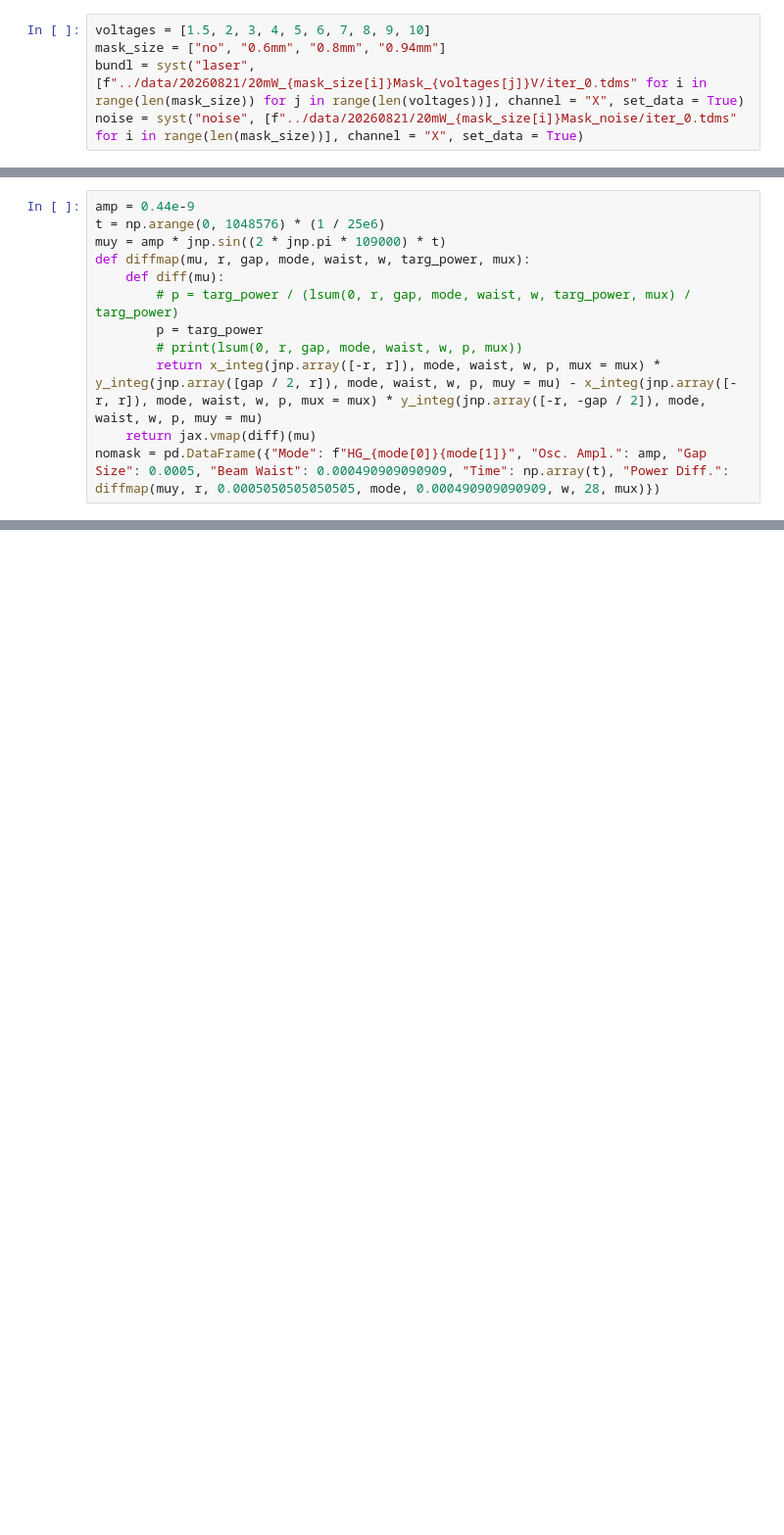
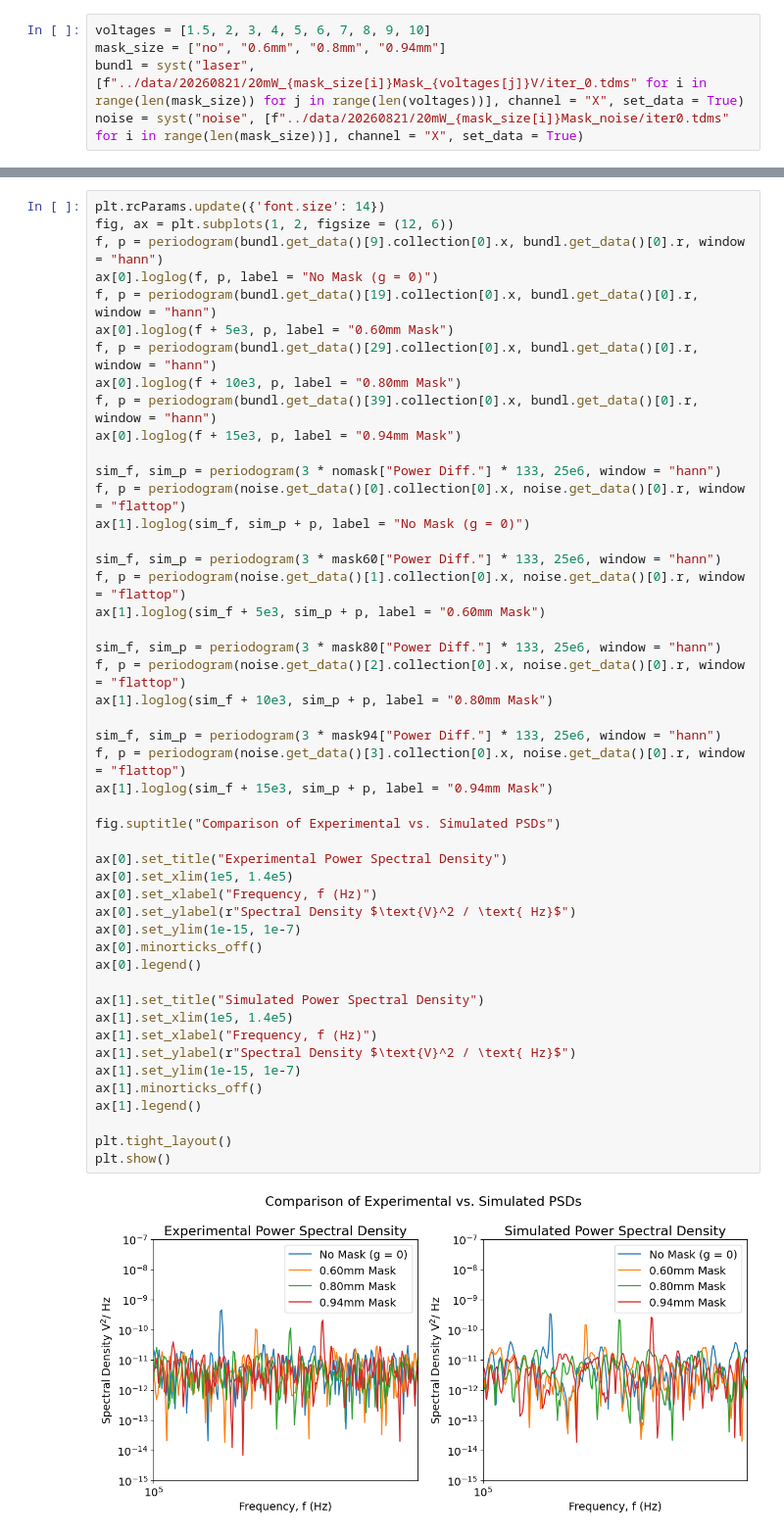
Before and after one commit to morrisonzach/fiber_optic_acoustics, a Jupyter notebook: report_graphs.ipynb, the cells around one changed output, grey strips where cells are left out. Shown at 98% size. Cells and saved outputs as stored; diff of their text form; blank space fills up the shorter version.

```diff
--- a/report_graphs.ipynb
+++ b/report_graphs.ipynb
@@ -169,4 +138,4 @@ plt.xlim(0, 0.0001)
 voltages = [1.5, 2, 3, 4, 5, 6, 7, 8, 9, 10]
 mask_size = ["no", "0.6mm", "0.8mm", "0.94mm"]
 bundl = syst("laser", [f"../data/20260821/20mW_{mask_size[i]}Mask_{voltages[j]}V/iter_0.tdms" for i in range(len(mask_size)) for j in range(len(voltages))], channel = "X", set_data = True)
-noise = syst("noise", [f"../data/20260821/20mW_{mask_size[i]}Mask_noise/iter_0.tdms" for i in range(len(mask_size))], channel = "X", set_data = True)
+noise = syst("noise", [f"../data/20260821/20mW_{mask_size[i]}Mask_noise/iter0.tdms" for i in range(len(mask_size))], channel = "X", set_data = True)
@@ -263,12 +143,0 @@ plt.show()
-# %%
-amp = 0.44e-9
-t = np.arange(0, 1048576) * (1 / 25e6)
-muy = amp * jnp.sin((2 * jnp.pi * 109000) * t)
-def diffmap(mu, r, gap, mode, waist, w, targ_power, mux):
-    def diff(mu):
-        # p = targ_power / (lsum(0, r, gap, mode, waist, w, targ_power, mux) / targ_power)
-        p = targ_power
-        # print(lsum(0, r, gap, mode, waist, w, p, mux))
-        return x_integ(jnp.array([-r, r]), mode, waist, w, p, mux = mux) * y_integ(jnp.array([gap / 2, r]), mode, waist, w, p, muy = mu) - x_integ(jnp.array([-r, r]), mode, waist, w, p, mux = mux) * y_integ(jnp.array([-r, -gap / 2]), mode, waist, w, p, muy = mu)
-    return jax.vmap(diff)(mu)
-nomask = pd.DataFrame({"Mode": f"HG_{mode[0]}{mode[1]}", "Osc. Ampl.": amp, "Gap Size": 0.0005, "Beam Waist": 0.000490909090909, "Time": np.array(t), "Power Diff.": diffmap(muy, r, 0.0005050505050505, mode, 0.000490909090909, w, 28, mux)})
@@ -534,3 +444,53 @@ The spatial electric field components $E_x(x)$ and $E_y(y)$ for an $\text{HG}_{m
 For $g > 0$, knife-edge sensitivity depends directly on the analytical spatial intensity derivative $\frac{dI_y}{dy}$. Applying the product rule to $I_y(y) = P_0 \vert{}E_y(y)\vert{}^2$:$$\frac{dI_y}{dy} = 2 P_0 E_y(y) \frac{dE_y}{dy}$$Using the Hermite polynomial derivative recurrence relation $\frac{d}{dz} H_m(z) = 2m H_{m-1}(z)$, the spatial field derivative $\frac{dE_y}{dy}$ is evaluated as:$$\frac{dE_y}{dy} = \left(\frac{2}{\pi w^2}\right)^{1/4} \frac{1}{\sqrt{2^m m!}} \left[ \frac{2m\sqrt{2}}{w} H_{m-1}\left(\frac{\sqrt{2}(y - \mu_y)}{w}\right) - \frac{2(y - \mu_y)}{w^2} H_m\left(\frac{\sqrt{2}(y - \mu_y)}{w}\right) \right] \exp\left(-\frac{(y - \mu_y)^2}{w^2}\right)$$For the fundamental $\text{HG}_{00}$ mode, this reduces to:$$\frac{dI_y}{dy} = -\frac{4y}{w^2} \sqrt{\frac{2}{\pi w^2}} P_0 \exp\left(-\frac{2y^2}{w^2}\right)$$Evaluating the absolute spatial gradient at $y = g/2$:$$\left\vert{} \frac{dI_y}{dy} \right\vert{}_{y=g/2} = \frac{2g}{w^2} \sqrt{\frac{2}{\pi w^2}} P_0 \exp\left(-\frac{g^2}{2w^2}\right)$$Setting $\frac{d}{dg} \left\vert{} \frac{dI_y}{dy} \right\vert{}_{y=g/2} = 0$ demonstrates that the spatial gradient reaches its absolute mathematical maximum at $g = 1.0w$ ($y = 0.5w$).
 ### Unified Differential Signal Formulation (diffmap)
 To unify the two distinct detector operation regimes without unit mismatches, the dynamic differential power signal $\Delta P(\mu_y)$ is formulated as follows:$$\Delta P(\mu_y) = P_x \cdot S_y \cdot \mu_y(t)$$where $P_x = \int_{-r}^{r} I_x(x)\,dx$ represents total integrated power along the transverse $x$-axis.Regime A: Maskless Split Photodiode ($g = 0$)In the maskless setup, the signal is generated by moving integrated beam power across the central dividing line at $y = 0$:$$S_y = 2 \cdot I_y(0)$$$$\Delta P_{\text{maskless}}(\mu_y) = 2 P_x I_y(0) \mu_y(t) = 2 P_x \left( \sqrt{\frac{2}{\pi w^2}} P_0 \right) \mu_y(t) \approx \frac{1.596}{w} P_x P_0 \mu_y(t)$$Because no light is blocked ($g = 0$), 100% of the available laser power contributes to the differential signal, yielding the highest unnormalized raw peak.Regime B: Masked Knife-Edge Apertures ($g > 0$)In masked setups, signal generation is driven by localized edge modulation at the aperture boundaries $y = \pm g/2$. Scaling the localized derivative $\left\vert{}\frac{dI_y}{dy}\right\vert{}$ by the beam waist interaction width $w$ maintains consistent physical dimensions:$$S_y = \left\vert{} \frac{dI_y}{dy} \right\vert{}_{y=g/2} \cdot w$$$$\Delta P_{\text{masked}}(\mu_y) = P_x \cdot \left\vert{} \frac{dI_y}{dy} \right\vert{}_{y=g/2} \cdot w \cdot \mu_y(t)$$
+# %%
+plt.rcParams.update({'font.size': 14})
+fig, ax = plt.subplots(1, 2, figsize = (12, 6))
+f, p = periodogram(bundl.get_data()[9].collection[0].x, bundl.get_data()[0].r, window = "hann")
+ax[0].loglog(f, p, label = "No Mask (g = 0)")
+f, p = periodogram(bundl.get_data()[19].collection[0].x, bundl.get_data()[0].r, window = "hann")
+ax[0].loglog(f + 5e3, p, label = "0.60mm Mask")
+f, p = periodogram(bundl.get_data()[29].collection[0].x, bundl.get_data()[0].r, window = "hann")
+ax[0].loglog(f + 10e3, p, label = "0.80mm Mask")
+f, p = periodogram(bundl.get_data()[39].collection[0].x, bundl.get_data()[0].r, window = "hann")
+ax[0].loglog(f + 15e3, p, label = "0.94mm Mask")
+
+sim_f, sim_p = periodogram(3 * nomask["Power Diff."] * 133, 25e6, window = "hann")
+f, p = periodogram(noise.get_data()[0].collection[0].x, noise.get_data()[0].r, window = "flattop")
+ax[1].loglog(sim_f, sim_p + p, label = "No Mask (g = 0)")
+
+sim_f, sim_p = periodogram(3 * mask60["Power Diff."] * 133, 25e6, window = "hann")
+f, p = periodogram(noise.get_data()[1].collection[0].x, noise.get_data()[0].r, window = "flattop")
+ax[1].loglog(sim_f + 5e3, sim_p + p, label = "0.60mm Mask")
+
+sim_f, sim_p = periodogram(3 * mask80["Power Diff."] * 133, 25e6, window = "hann")
+f, p = periodogram(noise.get_data()[2].collection[0].x, noise.get_data()[0].r, window = "flattop")
+ax[1].loglog(sim_f + 10e3, sim_p + p, label = "0.80mm Mask")
+
+sim_f, sim_p = periodogram(3 * mask94["Power Diff."] * 133, 25e6, window = "hann")
+f, p = periodogram(noise.get_data()[3].collection[0].x, noise.get_data()[0].r, window = "flattop")
+ax[1].loglog(sim_f + 15e3, sim_p + p, label = "0.94mm Mask")
+
+fig.suptitle("Comparison of Experimental vs. Simulated PSDs")
+
+ax[0].set_title("Experimental Power Spectral Density")
+ax[0].set_xlim(1e5, 1.4e5)
+ax[0].set_xlabel("Frequency, f (Hz)")
+ax[0].set_ylabel(r"Spectral Density $\text{V}^2 / \text{ Hz}$")
+ax[0].set_ylim(1e-15, 1e-7)
+ax[0].minorticks_off()
+ax[0].legend()
+
+ax[1].set_title("Simulated Power Spectral Density")
+ax[1].set_xlim(1e5, 1.4e5)
+ax[1].set_xlabel("Frequency, f (Hz)")
+ax[1].set_ylabel(r"Spectral Density $\text{V}^2 / \text{ Hz}$")
+ax[1].set_ylim(1e-15, 1e-7)
+ax[1].minorticks_off()
+ax[1].legend()
+
+plt.tight_layout()
+plt.show()
+# %% [output]
+[figure, added]
```
Also changed, not shown: parts of 16 cells of this notebook, 1 other file.
